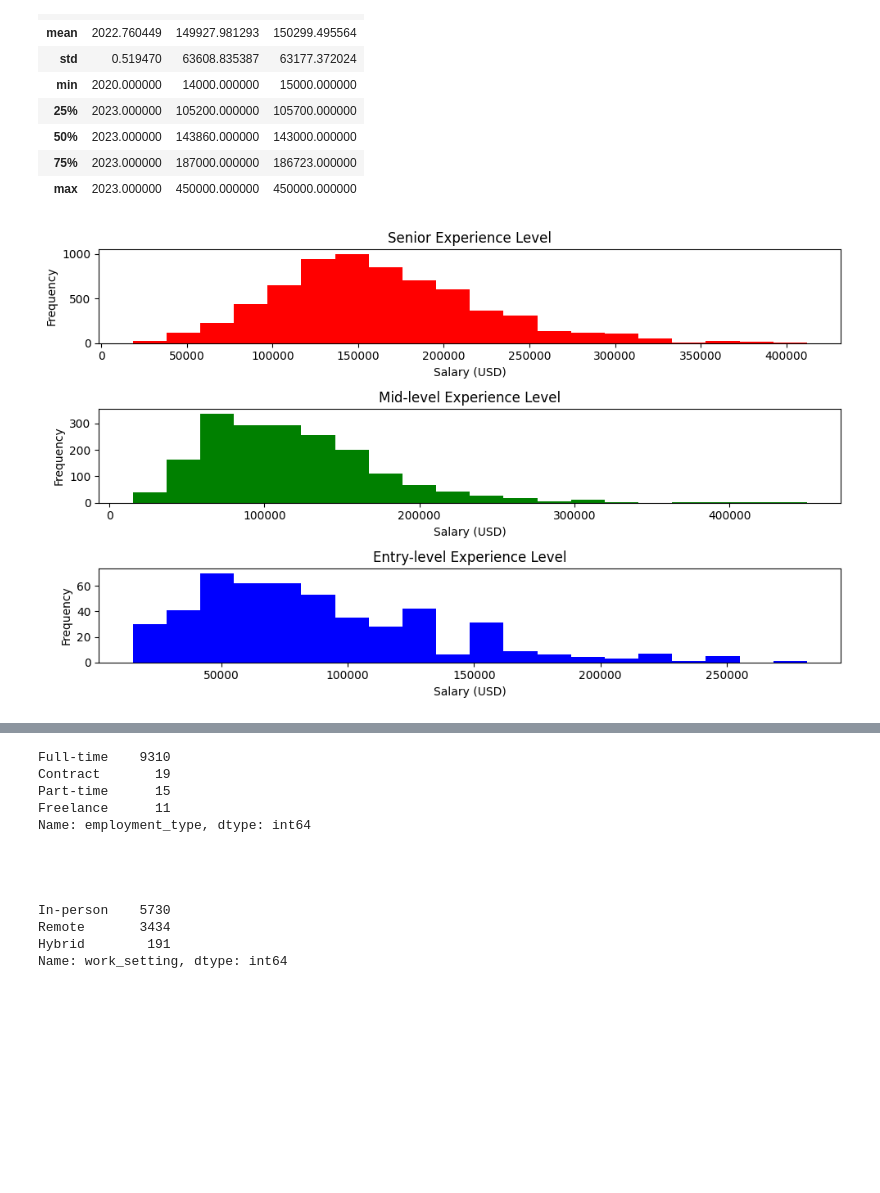
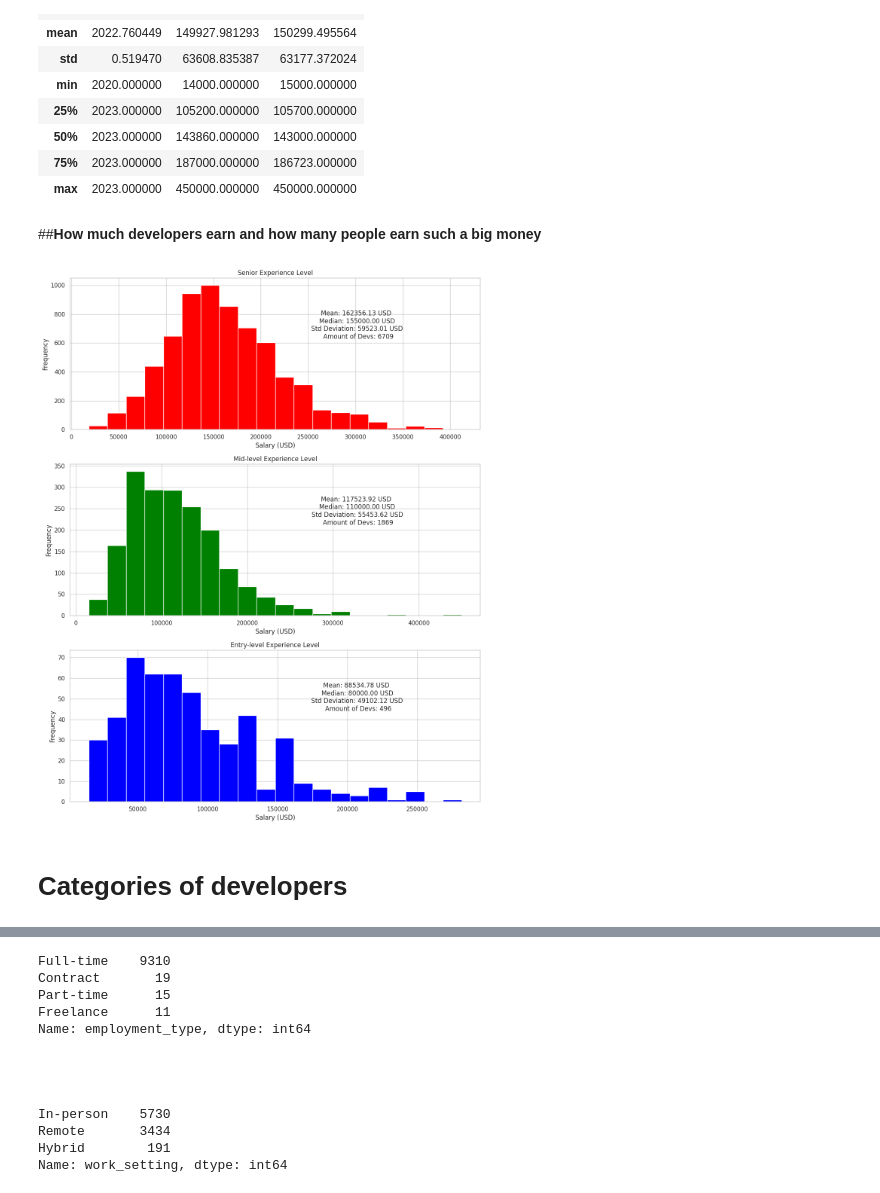
Before and after one commit to Funiel298/Data-Science-Jobs-and-Salary-Analysis, a Jupyter notebook: datjobs.ipynb, the cells around one changed output, grey strips where cells are left out. Saved outputs shown, nothing was run; the diff lists cells and outputs as text; code cells hidden in the pictures; blank space fills up the shorter version.

```diff
--- a/datjobs.ipynb
+++ b/datjobs.ipynb
@@ -54,37 +53,48 @@ dt.describe()
 | 50% | 2023.000000 | 143860.000000 | 143000.000000 |
 | 75% | 2023.000000 | 187000.000000 | 186723.000000 |
 | max | 2023.000000 | 450000.000000 | 450000.000000 |
+# %% [markdown]
+##**How much developers earn and how many people earn such a big money**
 # %%
-import matplotlib.pyplot as plt
+plt.figure(figsize=(12, 15))
 
-
-plt.figure(figsize=(10, 6))
+# Function to format statistics
+def format_statistics(data, label):
+    return f'Mean: {data.mean():.2f} USD \n Median: {data.median():.2f} USD \n Std Deviation: {data.std():.2f} USD \n Amount of Devs: {len(data)}'
 
 # Senior
 plt.subplot(3, 1, 1)
-plt.hist(dt[dt.experience_level == "Senior"].salary_in_usd, color='red', bins=20)
+senior_salary_data = dt[dt.experience_level == "Senior"].salary_in_usd
+plt.hist(senior_salary_data, color='red', bins=20)
 plt.title('Senior Experience Level')
 plt.xlabel('Salary (USD)')
 plt.ylabel('Frequency')
+plt.text(0.7, 0.6, format_statistics(senior_salary_data, 'Senior'), transform=plt.gca().transAxes, fontsize=12, ha='center')
 
 # Mid-level
 plt.subplot(3, 1, 2)
-plt.hist(dt[dt.experience_level == "Mid-level"].salary_in_usd, color='green', bins=20)
+mid_level_salary_data = dt[dt.experience_level == "Mid-level"].salary_in_usd
+plt.hist(mid_level_salary_data, color='green', bins=20)
 plt.title('Mid-level Experience Level')
 plt.xlabel('Salary (USD)')
 plt.ylabel('Frequency')
+plt.text(0.7, 0.6, format_statistics(mid_level_salary_data, 'Mid-level'), transform=plt.gca().transAxes, fontsize=12, ha='center')
 
 # Entry-level
 plt.subplot(3, 1, 3)
-plt.hist(dt[dt.experience_level == "Entry-level"].salary_in_usd, color='blue', bins=20)
+entry_level_salary_data = dt[dt.experience_level == "Entry-level"].salary_in_usd
+plt.hist(entry_level_salary_data, color='blue', bins=20)
 plt.title('Entry-level Experience Level')
 plt.xlabel('Salary (USD)')
 plt.ylabel('Frequency')
+plt.text(0.7, 0.6, format_statistics(entry_level_salary_data, 'Entry-level'), transform=plt.gca().transAxes, fontsize=12, ha='center')
 
 plt.tight_layout()
 plt.show()
 # %% [output]
-[figure, old version]
+[figure, new version]
+# %% [markdown]
+# **Categories of developers**
 # %%
 
 
```
Also changed, not shown: parts of 21 cells of this notebook.
